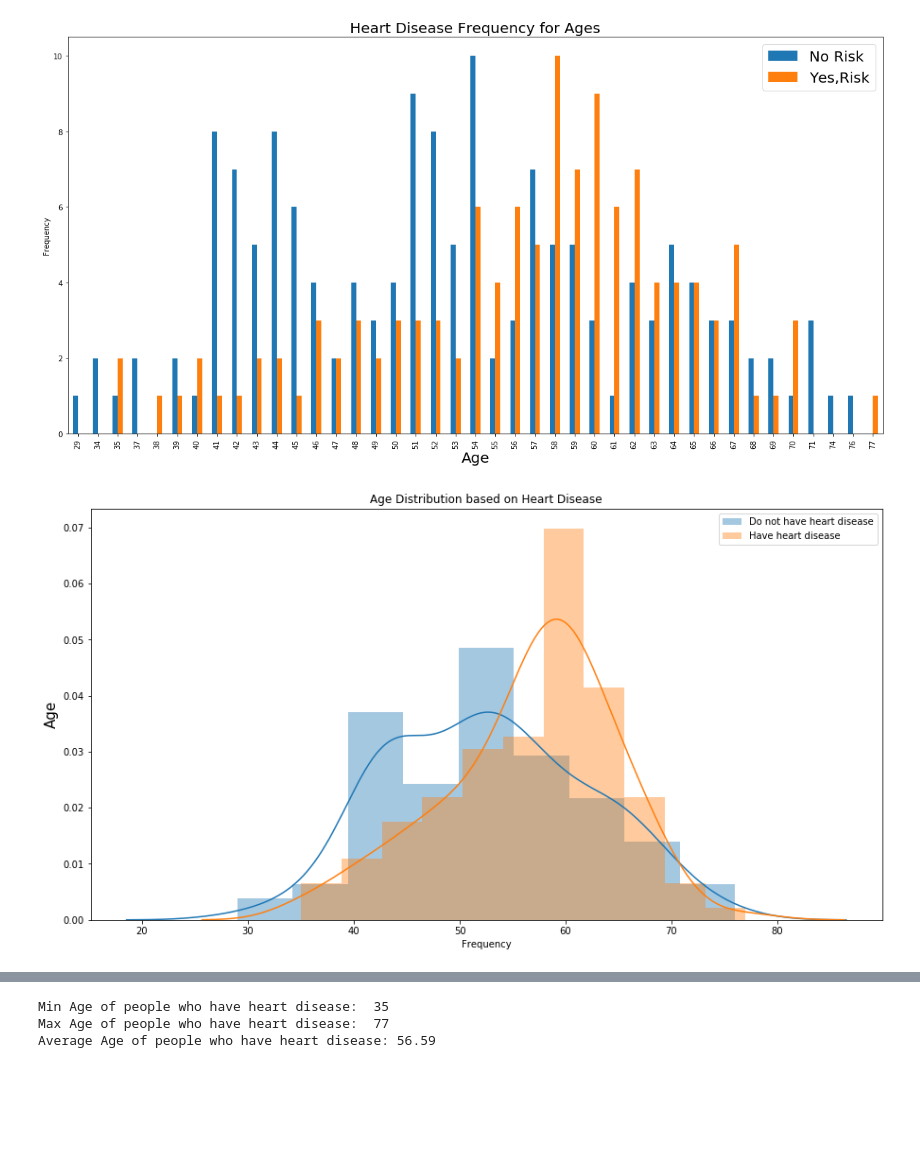
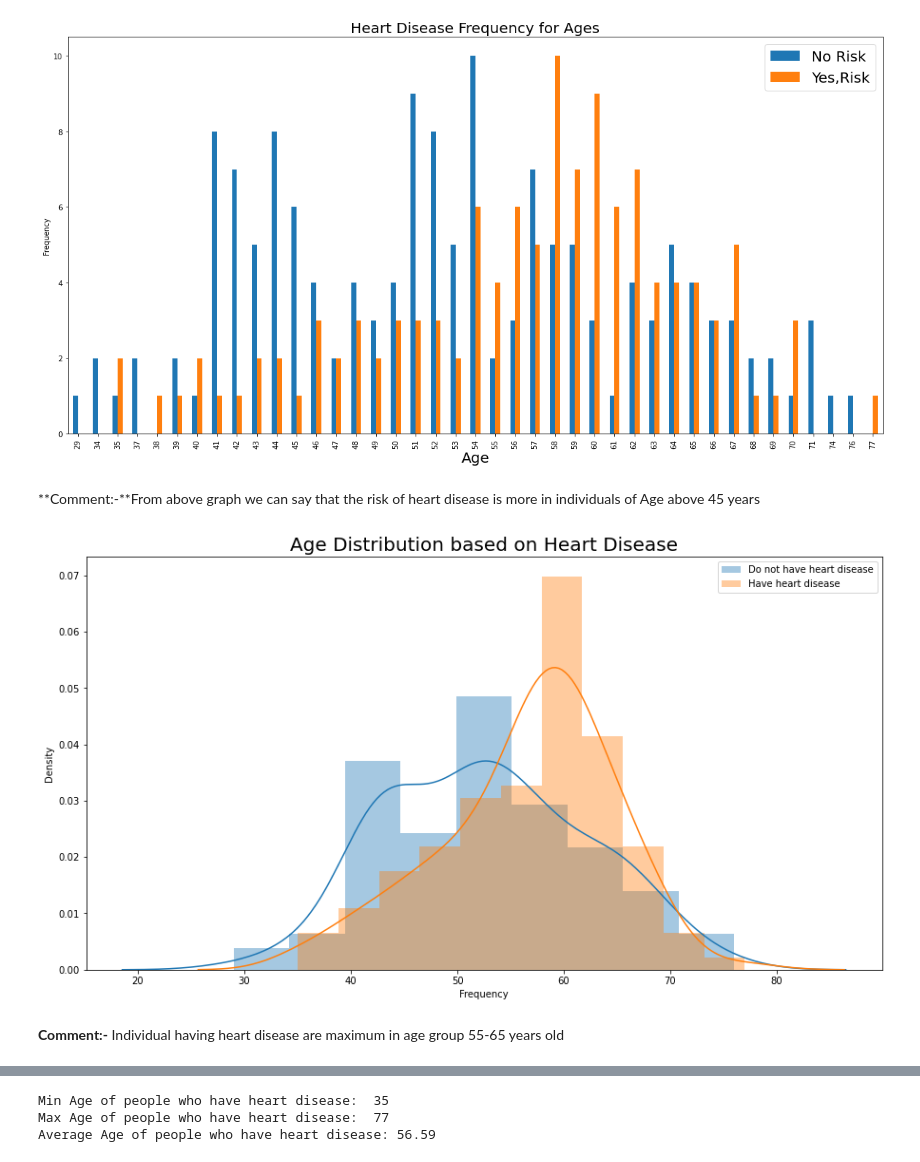
Before and after one commit to Parag18081994/Ghost, a Jupyter notebook: Python/Practise/2021/KNN/KNN_git_heart.ipynb, the cells around one changed output, grey strips where cells are left out. Saved outputs shown, nothing was run; the diff lists cells and outputs as text; code cells hidden in the pictures; blank space fills up the shorter version.

```diff
--- a/Python/Practise/2021/KNN/KNN_git_heart.ipynb
+++ b/Python/Practise/2021/KNN/KNN_git_heart.ipynb
@@ -187,17 +187,22 @@ plt.ylabel('Frequency')
 # %% [output]
 Text(0, 0.5, 'Frequency')
 [figure]
+# %% [markdown]
+**Comment:-**From above graph we can say that the risk of heart disease is more in individuals of Age above 45 years
 # %%
 plt.figure(figsize=(15,8))
 sns.distplot(df[df['target']==0]['age'],label='Do not have heart disease')
 sns.distplot(df[df['target']==1]['age'],label="Have heart disease")
 plt.xlabel('Frequency')
-plt.ylabel('Age',fontsize=15)
-plt.title('Age Distribution based on Heart Disease')
+#plt.ylabel('Age',fontsize=15)
+plt.title('Age Distribution based on Heart Disease',fontsize=20)
 plt.legend()
 plt.show()
 # %% [output]
-[figure, old version]
+[figure, new version]
+# %% [markdown]
+**Comment:-**
+Individual having heart disease are maximum in age group 55-65 years old
 # %%
 # Get min, max and average age of people do not have heart disease
 print('Min Age of people who do not have heart disease: ', min(df[df['target'] == 0]['age']))
```
Also changed, not shown: parts of 11 cells of this notebook.
